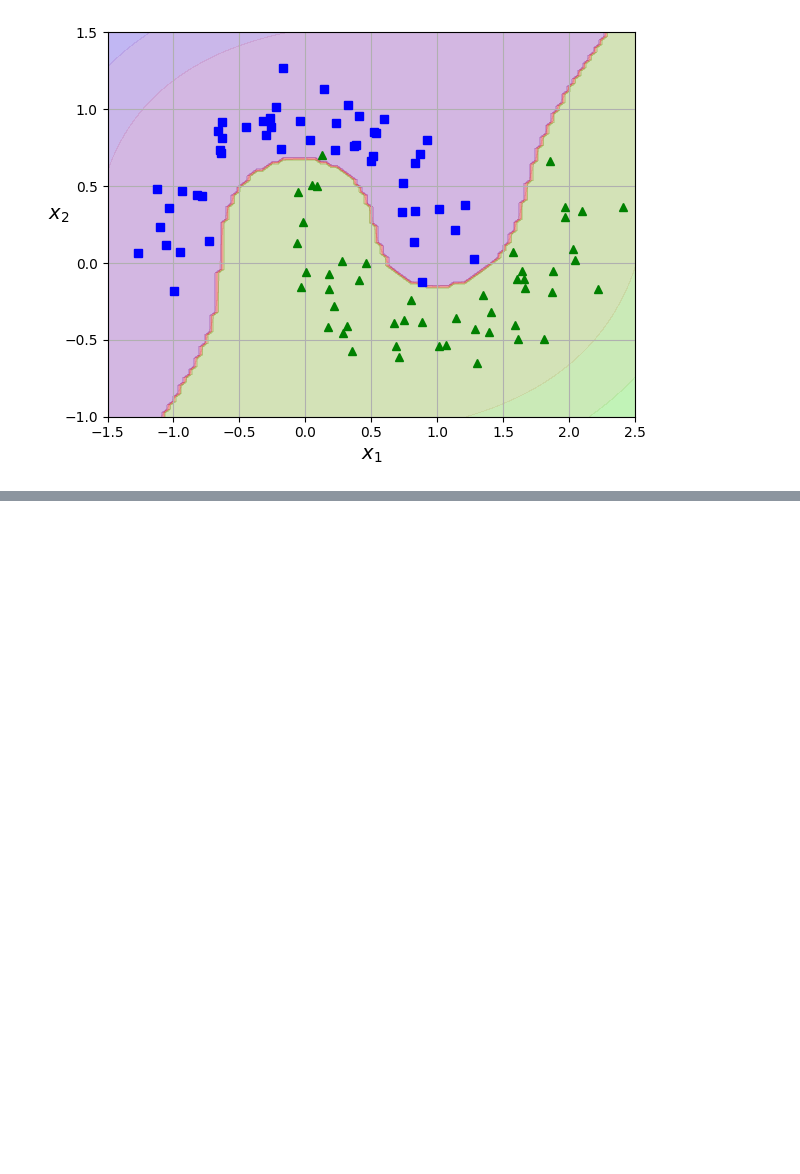
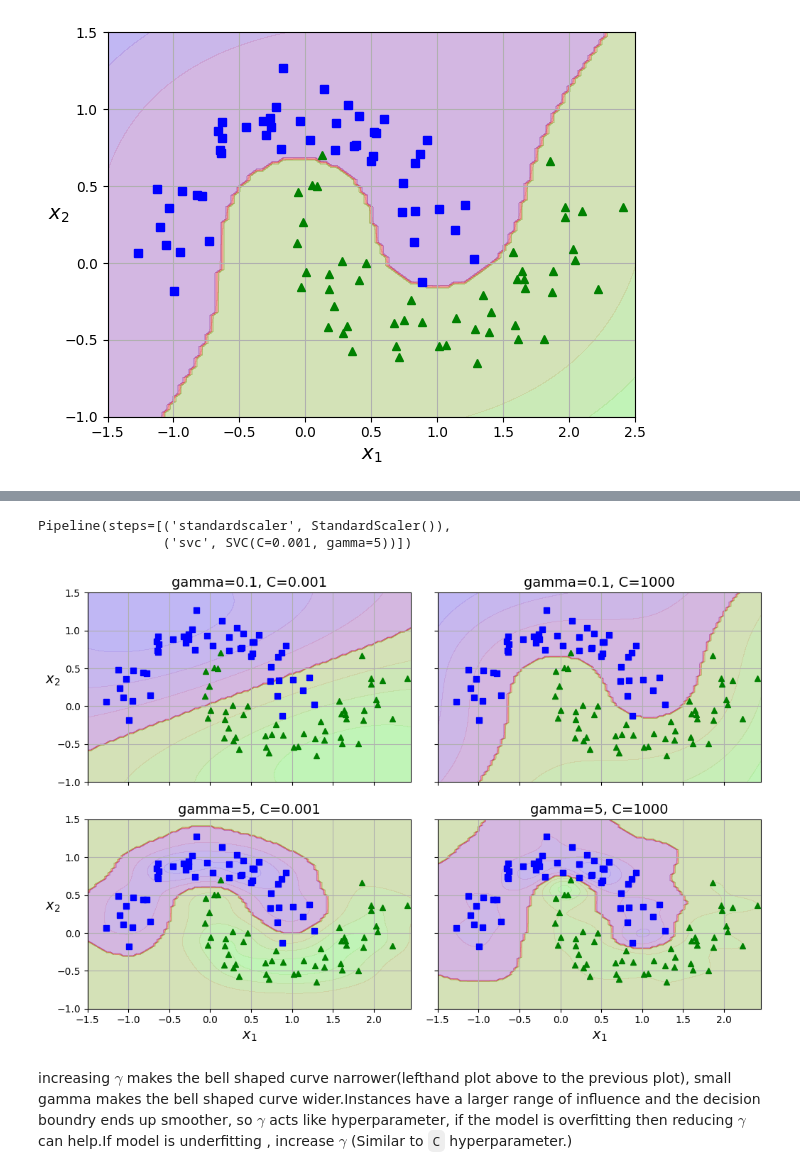
Before and after one commit to brajeshkumar1989/ML_Projects_scikit-learn, a Jupyter notebook: Support_Vector_Machines.ipynb, the cells around one changed output, grey strips where cells are left out. Saved outputs shown, nothing was run; the diff lists cells and outputs as text; code cells hidden in the pictures; blank space fills up the shorter version.

```diff
--- a/Support_Vector_Machines.ipynb
+++ b/Support_Vector_Machines.ipynb
@@ -433,0 +591,38 @@ plt.show()
+# %%
+rbf_kernel_svm_clf= make_pipeline(StandardScaler(),SVC(kernel="rbf", gamma=5, C=0.001))
+rbf_kernel_svm_clf.fit(X,y)
+# %% [output]
+Pipeline(steps=[('standardscaler', StandardScaler()),
+                ('svc', SVC(C=0.001, gamma=5))])
+# %%
+from sklearn.svm import SVC
+gamma1, gamma2= 0.1, 5
+C1, C2=0.001,1000
+hyperparams=(gamma1,C1), (gamma1, C2), (gamma2, C1), (gamma2, C2)
+
+svm_clfs=[]
+
+for gamma, C in hyperparams:
+  rbf_kernel_svm_clf=make_pipeline(StandardScaler(), SVC(kernel="rbf", gamma=gamma, C=C))
+  rbf_kernel_svm_clf.fit(X,y)
+  svm_clfs.append(rbf_kernel_svm_clf)
+
+fig, axes= plt.subplots(nrows=2, ncols=2, figsize=(10.5,7), sharex=True, sharey=True)
+
+for i, svm_clf in enumerate(svm_clfs):
+  plt.sca(axes[i//2, i % 2])
+  plot_predictions(svm_clf,[-1.5,2.45,-1,1.5])
+  plot_dataset(X,y,[-1.5,2.45,-1,1.5])
+  gamma,C=hyperparams[i]
+  plt.title(f"gamma={gamma}, C={C}")
+  if i in (0, 1):
+    plt.xlabel("")
+  if i in (1,3):
+    plt.ylabel("")
+
+save_fig("moons_rbf_svc_plot")
+plt.show()
+# %% [output]
+[figure, added]
+# %% [markdown]
+increasing $\gamma $ makes the bell shaped curve narrower(lefthand plot above to the previous plot), small gamma makes the bell shaped curve wider.Instances have a larger range of influence and the decision boundry ends up smoother, so $\gamma $ acts like hyperparameter, if the model is overfitting then reducing $\gamma $ can help.If model is underfitting , increase $\gamma $ (Similar to `C` hyperparameter.)
```
Also changed, not shown: parts of 92 cells of this notebook.
